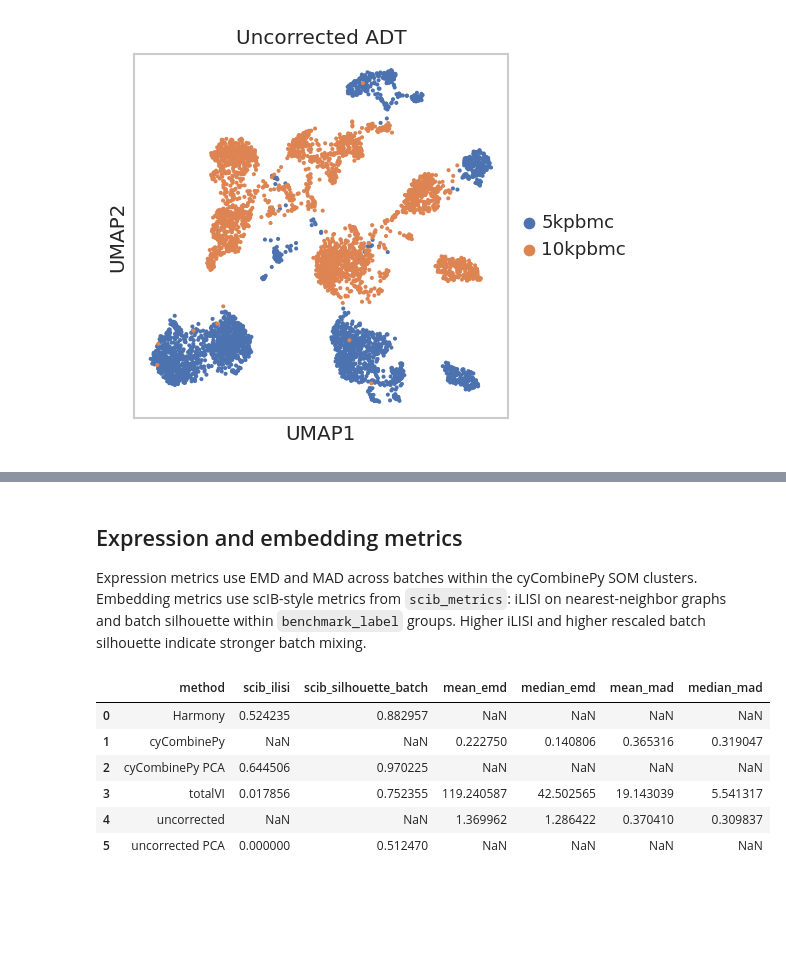
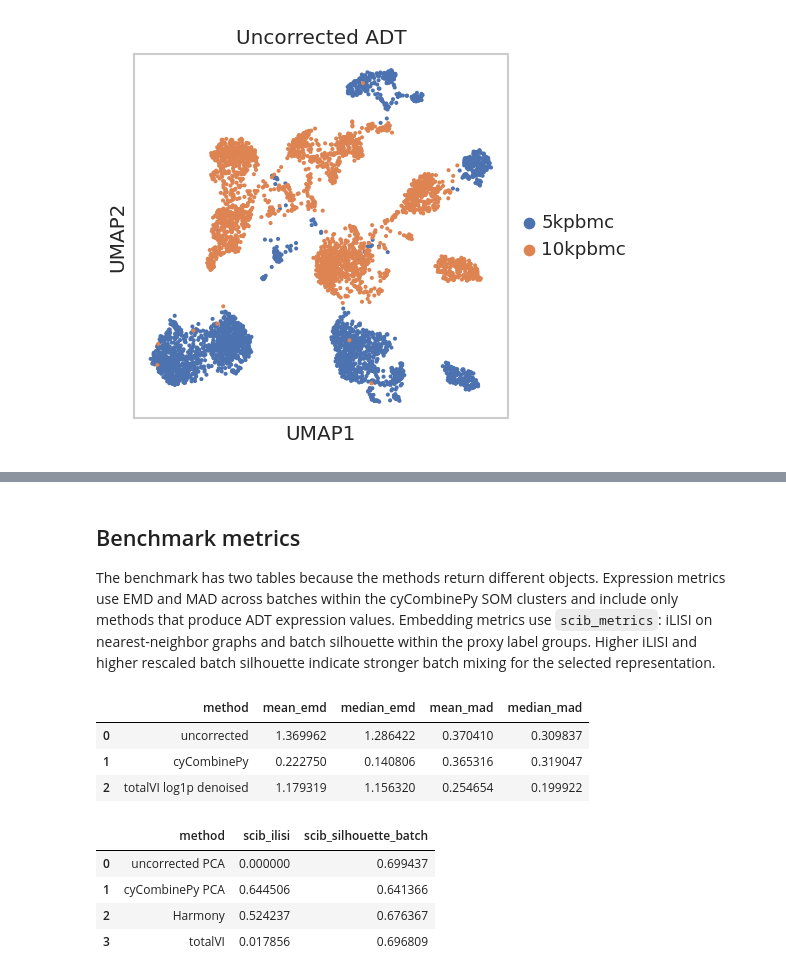
Before and after one commit to mdmanurung/cyCombinePy, a Jupyter notebook: docs/source/notebooks/citeseq_adt_batch_correction.ipynb, the cells around one changed output, grey strips where cells are left out. Saved outputs shown, nothing was run; the diff lists cells and outputs as text; code cells hidden in the pictures; blank space fills up the shorter version.

```diff
--- a/docs/source/notebooks/citeseq_adt_batch_correction.ipynb
+++ b/docs/source/notebooks/citeseq_adt_batch_correction.ipynb
@@ -211,7 +211,17 @@ The uncorrected reference uses PCA on `log1p(counts)`, then UMAP for visualizati
 # %%
+from sklearn.cluster import KMeans
+
 N_PCS = min(15, adt.n_vars - 1, adt.n_obs - 1)
 sc.pp.pca(adt, n_comps=N_PCS, random_state=SEED)
 adt.obsm['X_pca_uncorrected'] = adt.obsm['X_pca'].copy()
+
+if 'benchmark_label' not in adt.obs or adt.obs['benchmark_label'].nunique() < 2:
+    n_proxy_labels = min(10, max(2, adt.n_obs // 250))
+    proxy_labels = KMeans(n_clusters=n_proxy_labels, random_state=SEED, n_init='auto').fit_predict(
+        adt.obsm['X_pca_uncorrected']
+    )
+    adt.obs['benchmark_label'] = pd.Categorical([f'adt_cluster_{i}' for i in proxy_labels])
+
 sc.pp.neighbors(adt, use_rep='X_pca_uncorrected', random_state=SEED)
 sc.tl.umap(adt, random_state=SEED)
 adt.obsm['X_umap_uncorrected'] = adt.obsm['X_umap'].copy()
@@ -258,8 +268,7 @@ adt_cycombine = adt.copy()
 adt_cycombine.X = np.asarray(adt.layers[CORRECTED_LAYER]).copy()
 sc.pp.pca(adt_cycombine, n_comps=N_PCS, random_state=SEED)
 adt.obsm['X_pca_cycombinepy'] = adt_cycombine.obsm['X_pca'].copy()
-if 'benchmark_label' not in adt.obs or adt.obs['benchmark_label'].nunique() < 2:
-    adt.obs['benchmark_label'] = adt.obs['cycombine_som'].astype('category')
 print('report status:', cycombine_report['status'])
 print('SOM clusters:', adt.obs['cycombine_som'].nunique())
+print('benchmark labels:', adt.obs['benchmark_label'].nunique())
 # %% [output]
@@ -374,7 +411,7 @@ totalVI: ok
 # %% [markdown]
-## Expression and embedding metrics
+## Benchmark metrics
 
-Expression metrics use EMD and MAD across batches within the cyCombinePy SOM clusters. Embedding metrics use scIB-style metrics from `scib_metrics`: iLISI on nearest-neighbor graphs and batch silhouette within `benchmark_label` groups. Higher iLISI and higher rescaled batch silhouette indicate stronger batch mixing.
+The benchmark has two tables because the methods return different objects. Expression metrics use EMD and MAD across batches within the cyCombinePy SOM clusters and include only methods that produce ADT expression values. Embedding metrics use `scib_metrics`: iLISI on nearest-neighbor graphs and batch silhouette within the proxy label groups. Higher iLISI and higher rescaled batch silhouette indicate stronger batch mixing for the selected representation.
 # %%
 def _summarize_expression(adata: ad.AnnData, method: str, layer: str | None) -> dict[str, float | str]:
     emd = cycombinepy.compute_emd(
@@ -423,48 +460,54 @@ def _scib_embedding_metrics(
     else:
         result['scib_silhouette_batch'] = float('nan')
     return result
 
 
 def _summarize_embedding(adata: ad.AnnData, method: str, rep_key: str) -> dict[str, float | str]:
     embedding = np.asarray(adata.obsm[rep_key])
     metrics = _scib_embedding_metrics(
         embedding,
         batch=adata.obs['batch'],
         labels=adata.obs['benchmark_label'],
     )
     return {'method': method, **metrics}
 
 
-expression_rows = [
-    _summarize_expression(adt, 'uncorrected', None),
-    _summarize_expression(adt, 'cyCombinePy', CORRECTED_LAYER),
+expression_sources: list[tuple[str, str | None]] = [
+    ('uncorrected', None),
+    ('cyCombinePy', CORRECTED_LAYER),
 ]
-if TOTALVI_DENOISED_LAYER in adt.layers:
-    expression_rows.append(_summarize_expression(adt, 'totalVI', TOTALVI_DENOISED_LAYER))
-expression_table = pd.DataFrame(expression_rows)
+if TOTALVI_DENOISED_LOG1P_LAYER in adt.layers:
+    expression_sources.append(('totalVI log1p denoised', TOTALVI_DENOISED_LOG1P_LAYER))
+
+expression_table = pd.DataFrame(
+    [_summarize_expression(adt, method, layer) for method, layer in expression_sources]
+)
 
 embedding_sources = {
     'uncorrected PCA': 'X_pca_uncorrected',
     'cyCombinePy PCA': 'X_pca_cycombinepy',
 }
 if 'X_harmony' in adt.obsm:
     embedding_sources['Harmony'] = 'X_harmony'
 if 'X_totalVI' in adt.obsm:
     embedding_sources['totalVI'] = 'X_totalVI'
 
 embedding_table = pd.DataFrame(
     [_summarize_embedding(adt, method, key) for method, key in embedding_sources.items()]
 )
-benchmark_table = embedding_table.merge(expression_table, how='outer', on='method')
-benchmark_table
+
+display(expression_table)
+display(embedding_table)
 # %% [output]
-|  | method | scib_ilisi | scib_silhouette_batch | mean_emd | median_emd | mean_mad | median_mad |
-| 0 | Harmony | 0.524235 | 0.882957 | NaN | NaN | NaN | NaN |
-| 1 | cyCombinePy | NaN | NaN | 0.222750 | 0.140806 | 0.365316 | 0.319047 |
-| 2 | cyCombinePy PCA | 0.644506 | 0.970225 | NaN | NaN | NaN | NaN |
-| 3 | totalVI | 0.017856 | 0.752355 | 119.240587 | 42.502565 | 19.143039 | 5.541317 |
-| 4 | uncorrected | NaN | NaN | 1.369962 | 1.286422 | 0.370410 | 0.309837 |
-| 5 | uncorrected PCA | 0.000000 | 0.512470 | NaN | NaN | NaN | NaN |
+|  | method | mean_emd | median_emd | mean_mad | median_mad |
+| 0 | uncorrected | 1.369962 | 1.286422 | 0.370410 | 0.309837 |
+| 1 | cyCombinePy | 0.222750 | 0.140806 | 0.365316 | 0.319047 |
+| 2 | totalVI log1p denoised | 1.179319 | 1.156320 | 0.254654 | 0.199922 |
+|  | method | scib_ilisi | scib_silhouette_batch |
+| 0 | uncorrected PCA | 0.000000 | 0.699437 |
+| 1 | cyCombinePy PCA | 0.644506 | 0.641366 |
+| 2 | Harmony | 0.524237 | 0.676367 |
+| 3 | totalVI | 0.017856 | 0.696809 |
 # %% [markdown]
 ## UMAP panels colored by batch
 
```
Also changed, not shown: parts of 14 cells of this notebook, 1 other file.
